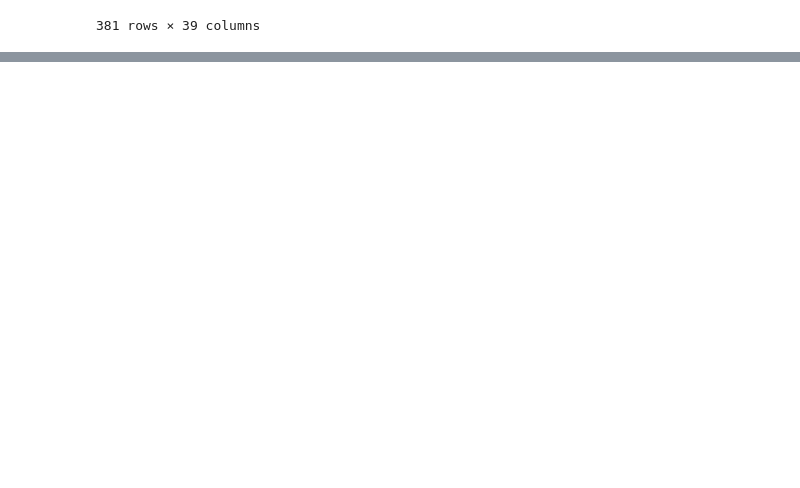
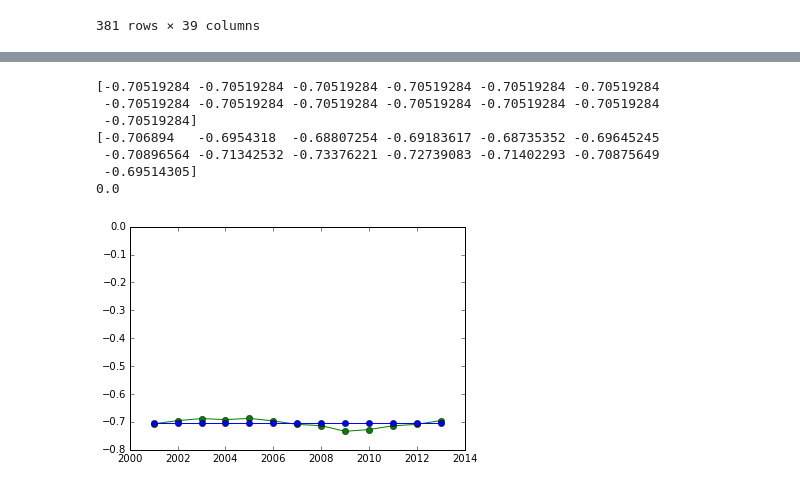
Before and after one commit to danjump/forecastmycity, a Jupyter notebook: analysis/explore_regional_income.ipynb, the cells around one changed output, grey strips where cells are left out. Cells and saved outputs as stored; diff of their text form; code cells hidden in the pictures; blank space fills up the shorter version.

```diff
--- a/analysis/explore_regional_income.ipynb
+++ b/analysis/explore_regional_income.ipynb
@@ -131,0 +222,8 @@ values = raw_df.values[0]
+# %%
+#consider one case to start modeling:
+
+rand_example_df = full_clean_df[full_clean_df['GeoFIPS']==full_clean_df['GeoFIPS'].iloc[150]]
+rand_example_df
+
+rand_example_df_old = full_clean_df_old[full_clean_df_old['GeoFIPS']==full_clean_df['GeoFIPS'].iloc[150]]
+rand_example_df_old
@@ -175,0 +479,28 @@ plt.show()
+# %%
+# Create linear regression object
+regr = linear_model.LinearRegression()
+las_reg = linear_model.Lasso(alpha = .5)
+
+# Train the model using the training sets
+values_pred = las_reg.fit(np.matrix(years).T, values).predict(np.matrix(years).T)
+
+score = las_reg.score(np.matrix(years).T, values)
+
+print values_pred
+print values
+print score
+
+plt.plot(years, values, '-o', color='green')
+plt.plot(years, values_pred, '-o', color='blue')
+
+plt.ylim(-.8,0)
+plt.show()
+# %% [output]
+[-0.70519284 -0.70519284 -0.70519284 -0.70519284 -0.70519284 -0.70519284
+ -0.70519284 -0.70519284 -0.70519284 -0.70519284 -0.70519284 -0.70519284
+ -0.70519284]
+[-0.706894   -0.6954318  -0.68807254 -0.69183617 -0.68735352 -0.69645245
+ -0.70896564 -0.71342532 -0.73376221 -0.72739083 -0.71402293 -0.70875649
+ -0.69514305]
+0.0
+[figure, added]
```
Also changed, not shown: parts of 19 cells of this notebook, 1 other file.
